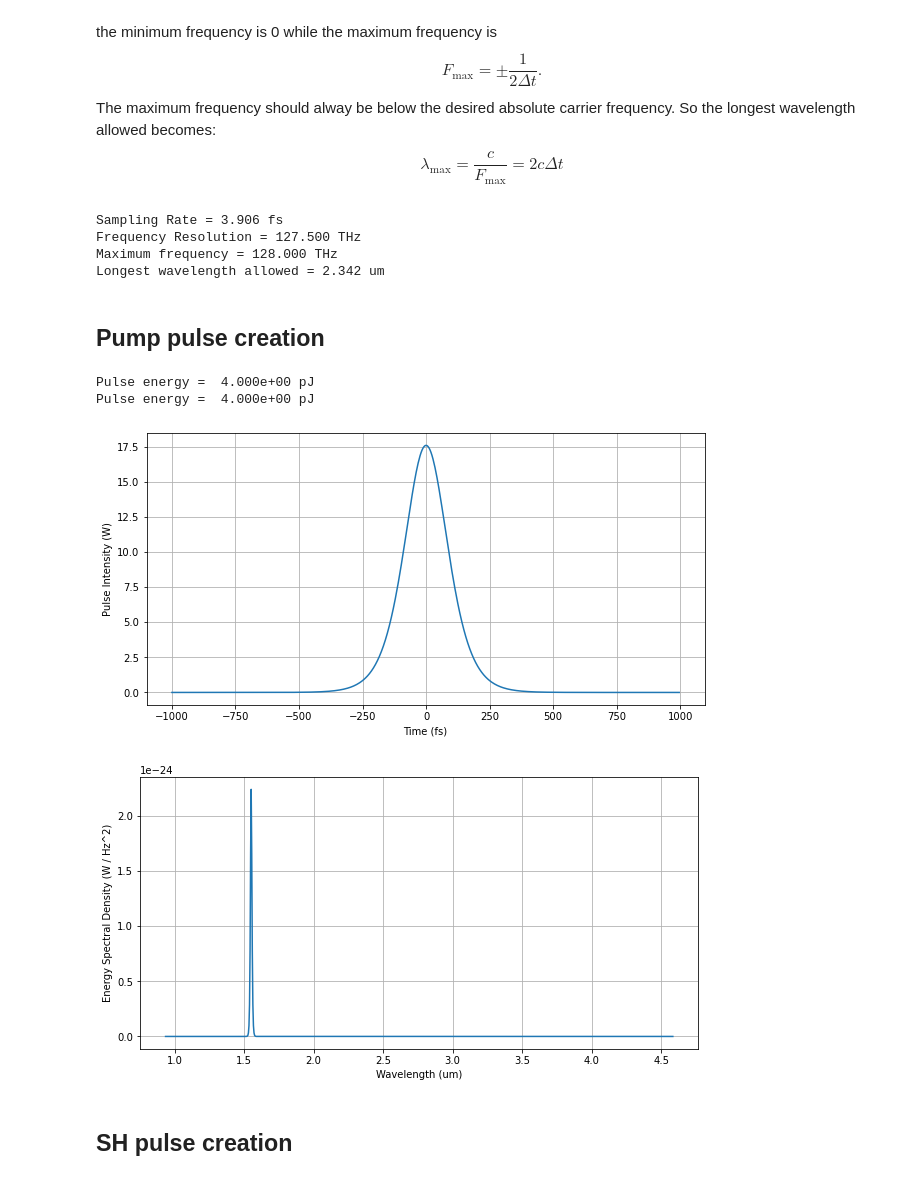
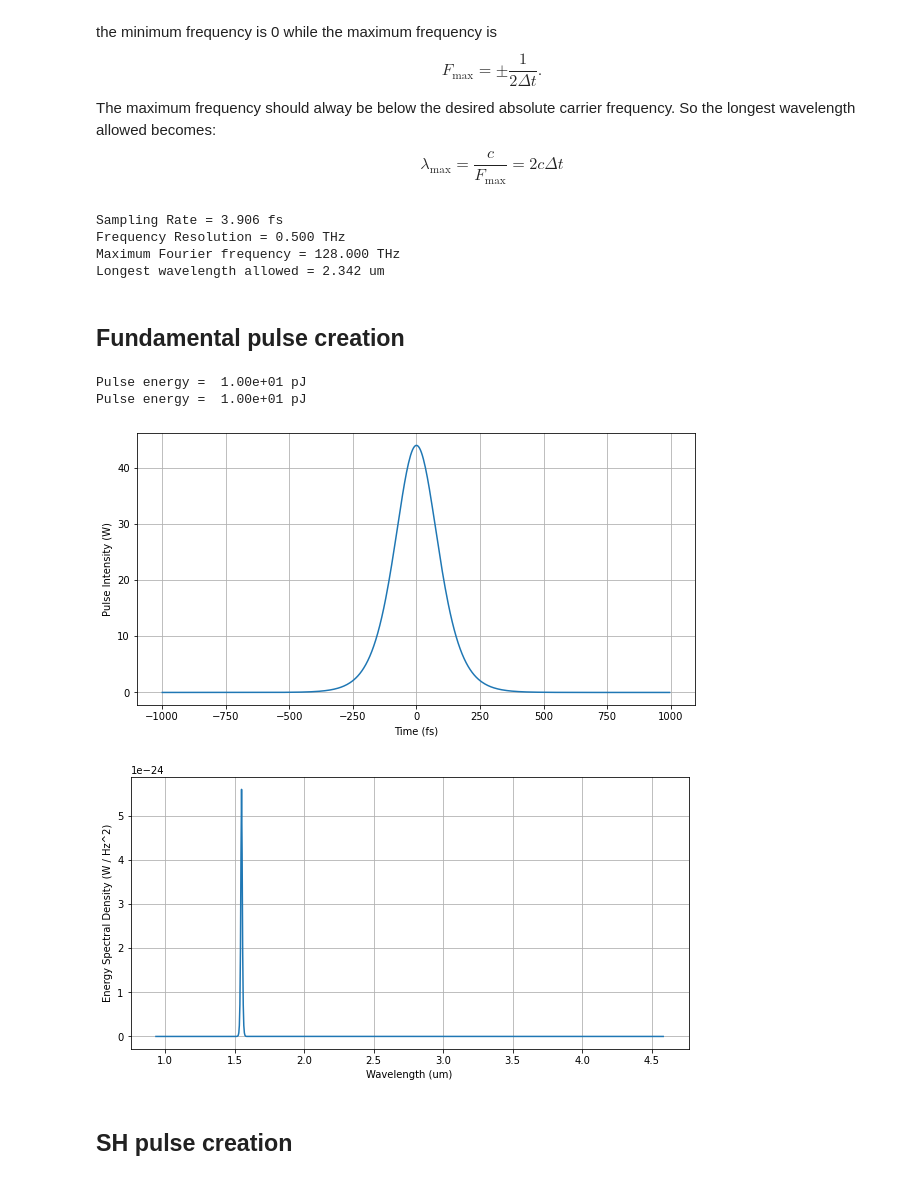
Before and after one commit to ledezmaluism/snow, a Jupyter notebook: Notebooks/Simulation_1.ipynb, the cells around one changed output. Cells and saved outputs as stored; diff of their text form; code cells hidden in the pictures.

```diff
--- a/Notebooks/Simulation_1.ipynb
+++ b/Notebooks/Simulation_1.ipynb
@@ -47,37 +48,38 @@ print('Sampling Rate = %0.3f fs' %(dt*1e15))
 f = fftshift(fftfreq(NFFT, dt))
 omega = 2*pi*f
 Fmax = abs(np.amin(f))
-print('Frequency Resolution = %0.3f THz' %(abs(f[1])*1e-12))
-print('Maximum frequency = %0.3f THz' %(Fmax*1e-12))
+print('Frequency Resolution = %0.3f THz' %((f[1]-f[0])*1e-12))
+print('Maximum Fourier frequency = %0.3f THz' %(Fmax*1e-12))
 print('Longest wavelength allowed = %0.3f um' %(c/Fmax*1e6))
 # %% [output]
 Sampling Rate = 3.906 fs
-Frequency Resolution = 127.500 THz
-Maximum frequency = 128.000 THz
+Frequency Resolution = 0.500 THz
+Maximum Fourier frequency = 128.000 THz
 Longest wavelength allowed = 2.342 um
 # %% [markdown]
-## Pump pulse creation
+## Fundamental pulse creation
 # %%
-Tp = 200e-15 #Input pulse width (fs)
+Tp = 200e-15 #Input pulse width
 tau = Tp/1.76
 rep_rate = 250e6
-pump_pwr = 0.001 #Average pump power (W)
-pulse = np.sqrt(0.88/rep_rate/Tp*pump_pwr)*sech(t/tau)
-noise = 1e-10*np.random.normal(size=NFFT)
+pump_pwr = 0.0025 #Average pump power (W)
+pulse_1 = np.sqrt(0.88/rep_rate/Tp*pump_pwr)*sech(t/tau)
 
-wla = 1.55e-6 #pump wavelength (um)
-f0_pump = c/wla
-wa = 2*pi*c/wla #Central angular frequency for pulse "a"
-pump_in = nlo.pulse(t*1e15, pulse, wla*1e6)
+wl0_1= 1.55e-6 #pump wavelength
+f0_1 = c/wl0_1 #Center frequency fundamental
+omega0_1 = 2*pi*f0_1 #Central angular frequency for fundamental pulse
 
-pump_in.plot_magsq()
-pump_in.plot_ESD_vs_wavelength()
-print('Pulse energy = ', format(pump_in.energy_td()*1e12, '0.3e'), 'pJ')
-print('Pulse energy = ', format(pump_in.energy_fd()*1e12, '0.3e'), 'pJ')
+f_1 = f + f0_1 #Array of absolute frequencies
+wl_1 = c/f_1 #Array of wavelengths
+
+nlo.plot_magsq(t*1e15, pulse_1)
+nlo.plot_ESD_vs_wavelength(t, pulse_1, f0_1, shift=False)
+print('Pulse energy = ', format(nlo.energy_td(t, pulse_1)*1e12, '0.2e'), 'pJ')
+print('Pulse energy = ', format(nlo.energy_fd(t, pulse_1)*1e12, '0.2e'), 'pJ')
 # %% [output]
-Pulse energy =  4.000e+00 pJ
-Pulse energy =  4.000e+00 pJ
+Pulse energy =  1.00e+01 pJ
+Pulse energy =  1.00e+01 pJ
-[figure, old version]
+[figure, new version]
-[figure, old version]
+[figure, new version]
 # %% [markdown]
 ## SH pulse creation
```
Also changed, not shown: parts of 26 cells of this notebook.
